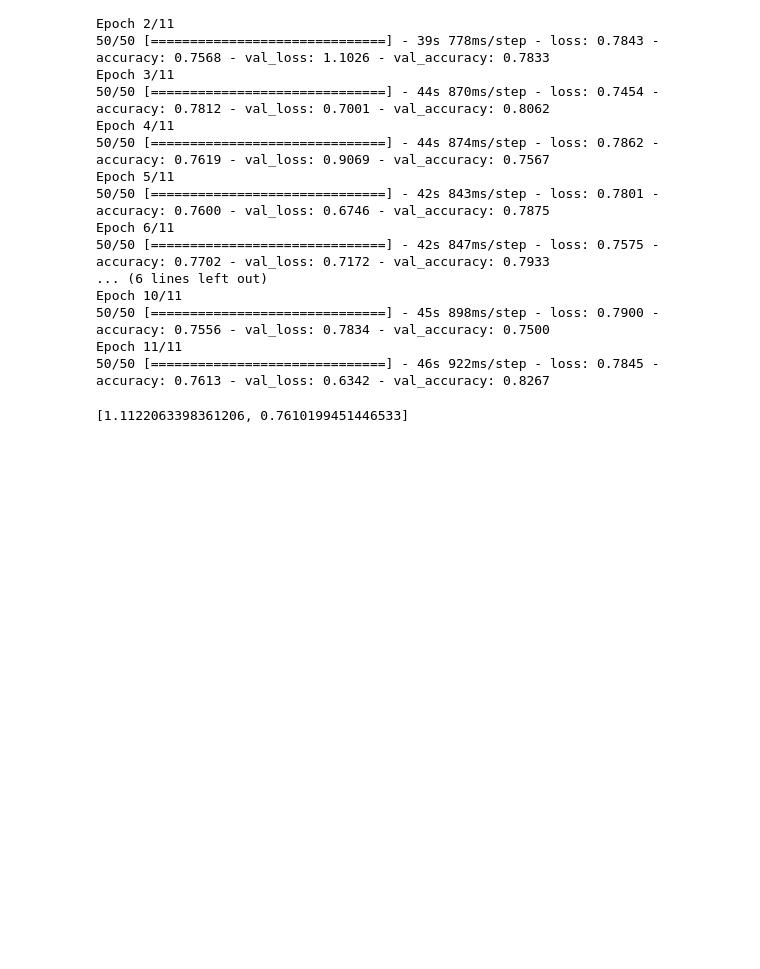
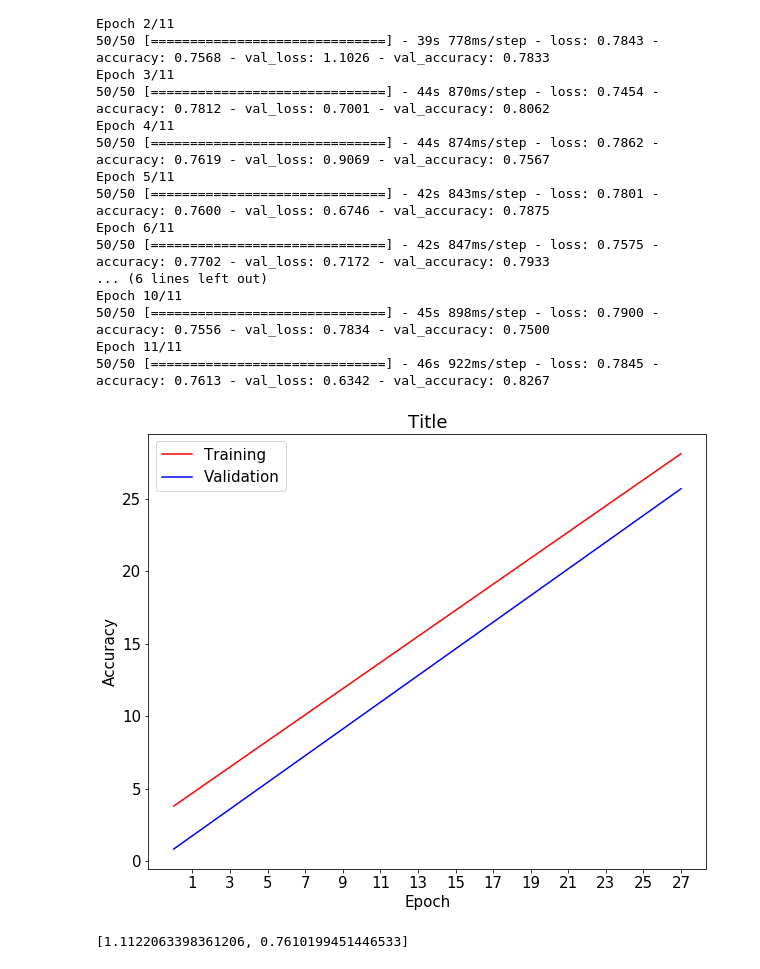
Before and after one commit to carlosezmz/Steel-Defects-Classification, a Jupyter notebook: Experimental_Carlos.ipynb, the cells around one changed output. Cells and saved outputs as stored; diff of their text form; code cells hidden in the pictures; blank space fills up the shorter version.

```diff
--- a/Experimental_Carlos.ipynb
+++ b/Experimental_Carlos.ipynb
@@ -733,3 +643,6 @@ Epoch 10/11
 50/50 [==============================] - 45s 898ms/step - loss: 0.7900 - accuracy: 0.7556 - val_loss: 0.7834 - val_accuracy: 0.7500
 Epoch 11/11
 50/50 [==============================] - 46s 922ms/step - loss: 0.7845 - accuracy: 0.7613 - val_loss: 0.6342 - val_accuracy: 0.8267
+# %%
+le = 0.9*np.arange(2, 30, 1) + 2
+li = 0.92*np.arange(2, 30, 1) - 1
@@ -736 +651,17 @@ Epoch 11/11
+# %%
+matplotlib.rcParams.update({'font.size': 15})
+
+fig, ax = plt.subplots(figsize=(10, 8))
+
+plt.plot(le, c='r', label='Training')
+plt.plot(li, c='b', label='Validation')
+plt.xticks(np.arange(1, len(le)+1, 2))
+plt.legend()
+plt.xlabel('Epoch')
+plt.ylabel('Accuracy')
+plt.title('Title')
+
+plt.show()
+# %% [output]
+[figure, added]
 # %%
```
Also changed, not shown: parts of 20 cells of this notebook, 10 other files.
